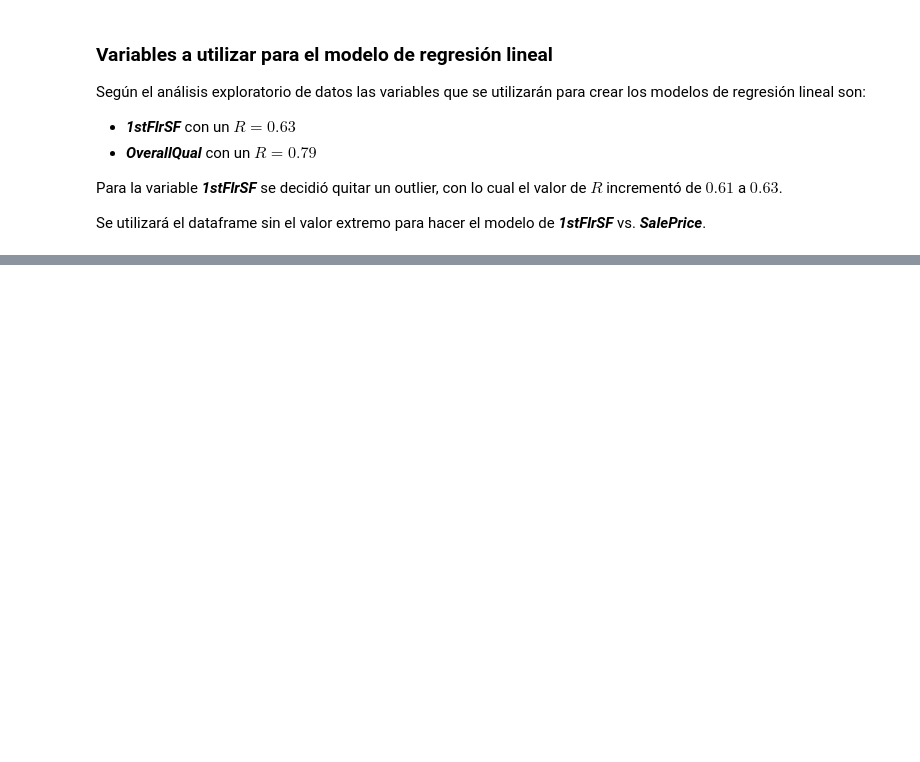
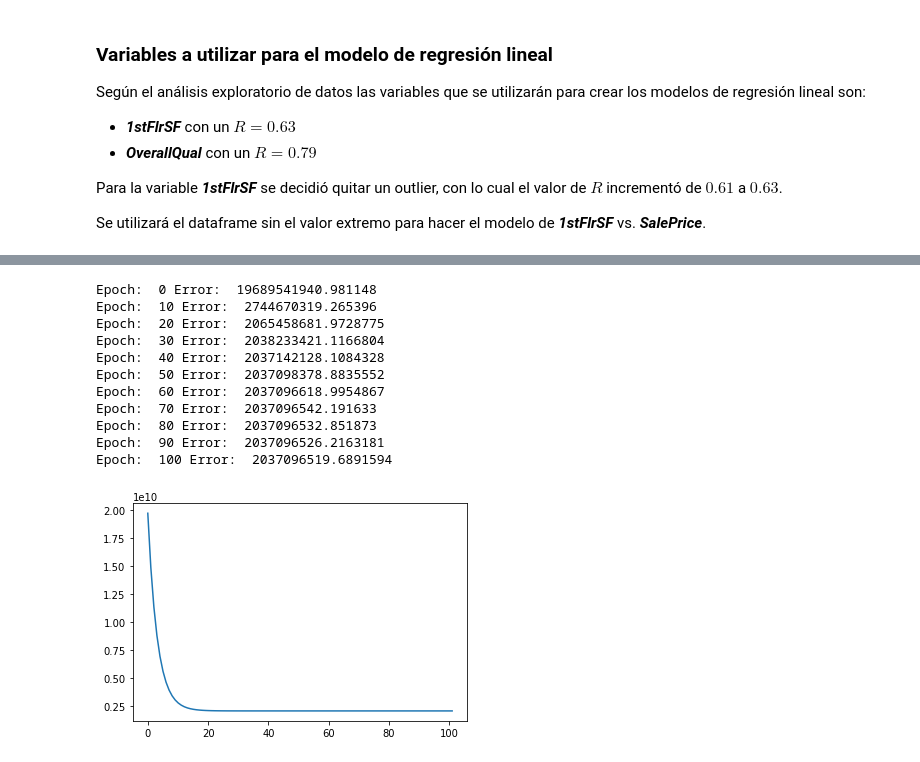
Before and after one commit to jpcarranza94/MSc_regresionlineal, a Jupyter notebook: regresion_lineal.ipynb, the cells around one changed output, grey strips where cells are left out. Drawn from its saved outputs; the diff is of its cells as text; code cells hidden in the pictures; blank space fills up the shorter version.

```diff
--- a/regresion_lineal.ipynb
+++ b/regresion_lineal.ipynb
@@ -210,9 +212,17 @@ plt.show()
 # %% [output]
 [figure]
 # %%
+#Coeficiente correlación y scatter plot para 1stFlrSF vs SalePrice omitiendo un punto extremo de la variable 1stFlrSF
+
 outlier = df.loc[df['1stFlrSF'] == np.max(df['1stFlrSF'])]
 print(outlier)
 df1 = df.drop([1298])
+
+#Se crea dataset nuevo para utilizar en el entrenamiento d
+train1 = int(0.8 * len(df1))
+df1train = df1[:train1]
+df1test = df1[:-train1]
+
 
 corr = round(df1['SalePrice'].corr(df1['1stFlrSF']),2)
 title = "R =  " + str(corr)
@@ -283,0 +351,15 @@ Se utilizará el dataframe sin el valor extremo para hacer el modelo de ***1stFl
+# %%
+plotloss(df1train['1stFlrSF'], df1train['SalePrice'], 100, 0.0000001, 10)
+# %% [output]
+Epoch:  0 Error:  19689541940.981148
+Epoch:  10 Error:  2744670319.265396
+Epoch:  20 Error:  2065458681.9728775
+Epoch:  30 Error:  2038233421.1166804
+Epoch:  40 Error:  2037142128.1084328
+Epoch:  50 Error:  2037098378.8835552
+Epoch:  60 Error:  2037096618.9954867
+Epoch:  70 Error:  2037096542.191633
+Epoch:  80 Error:  2037096532.851873
+Epoch:  90 Error:  2037096526.2163181
+Epoch:  100 Error:  2037096519.6891594
+[figure, added]
```
Also changed, not shown: parts of 14 cells of this notebook.
